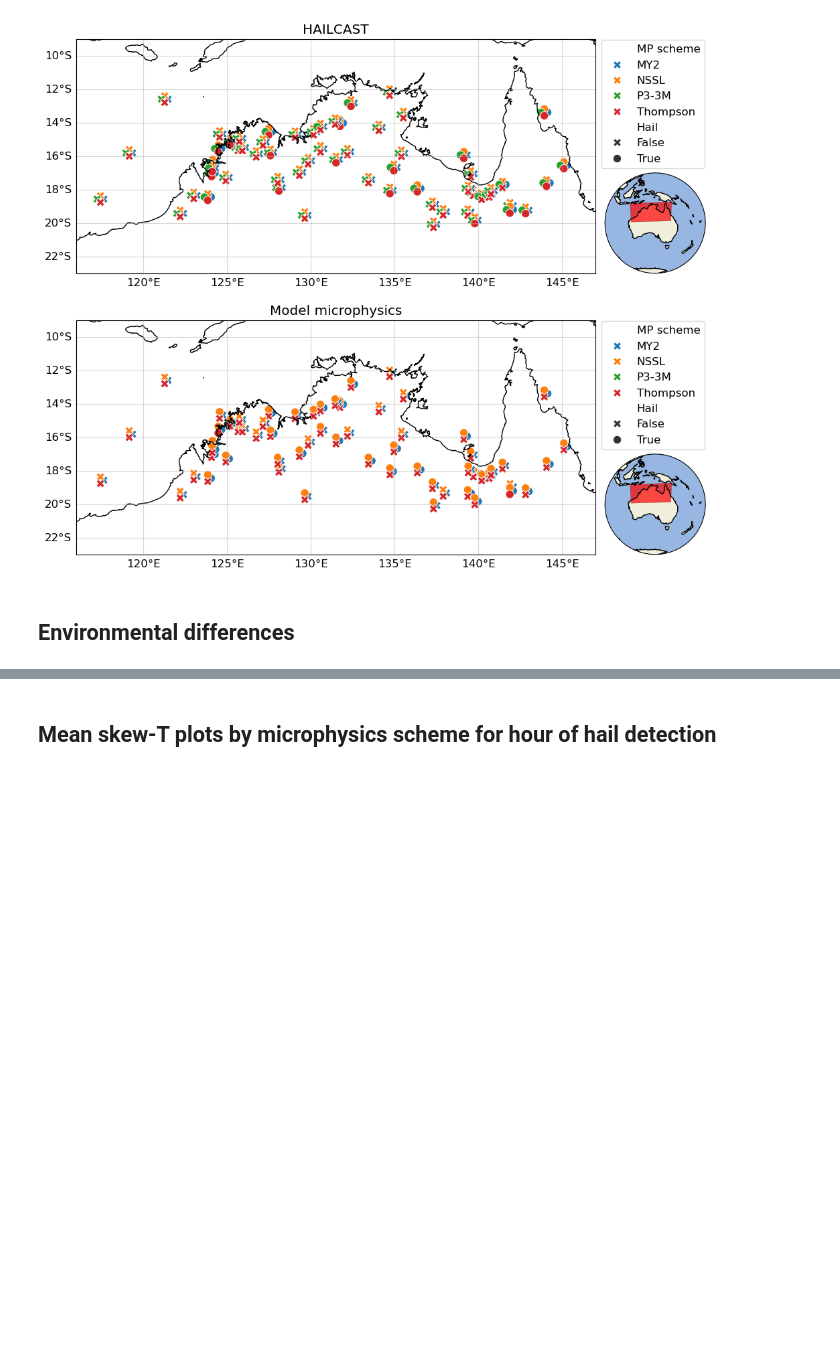
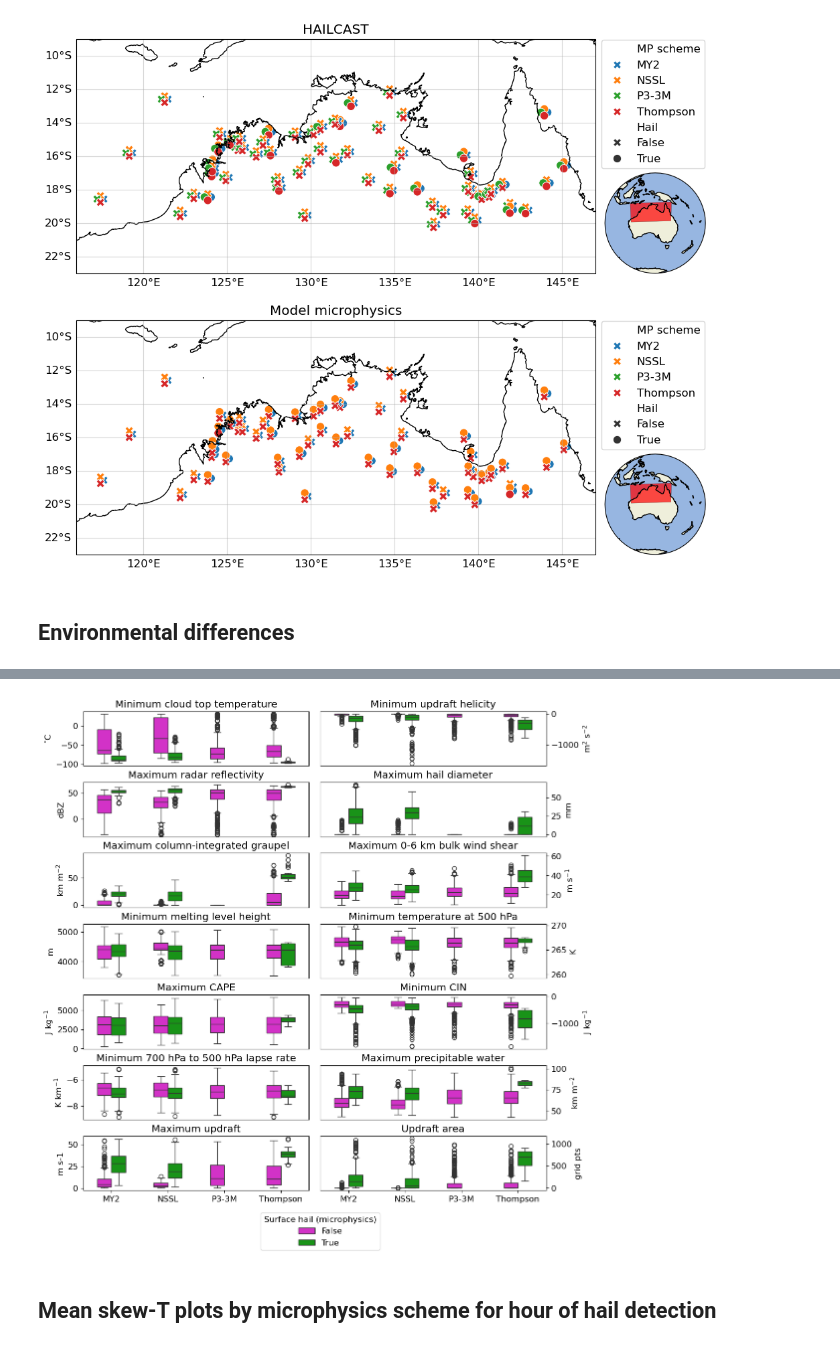
Before and after one commit to traupach/aus_tropics_hail, a Jupyter notebook: analysis/aus_tropics_hail.ipynb, the cells around one changed output, grey strips where cells are left out. Cells and saved outputs as stored; diff of their text form; code cells hidden in the pictures; blank space fills up the shorter version.

Commit message:
Added supplementary figure.

```diff
--- a/analysis/aus_tropics_hail.ipynb
+++ b/analysis/aus_tropics_hail.ipynb
@@ -358,11 +362,13 @@ nh.plot_extrema(
 # %%
 nh.plot_extrema(
     mins=spatial_mins,
     maxes=spatial_maxes,
     counts=spatial_counts,
     hail_indicator='microphysics',
-    file='paper/figures/mins_maxes_microphysics.pdf',
+    file='paper/supplementary/mins_maxes_microphysics.pdf',
 )
+# %% [output]
+[figure, added]
 # %% [markdown]
 ## Mean skew-T plots by microphysics scheme for hour of hail detection
 # %%
```
Also changed, not shown: parts of 5 cells of this notebook, 4 other files.
